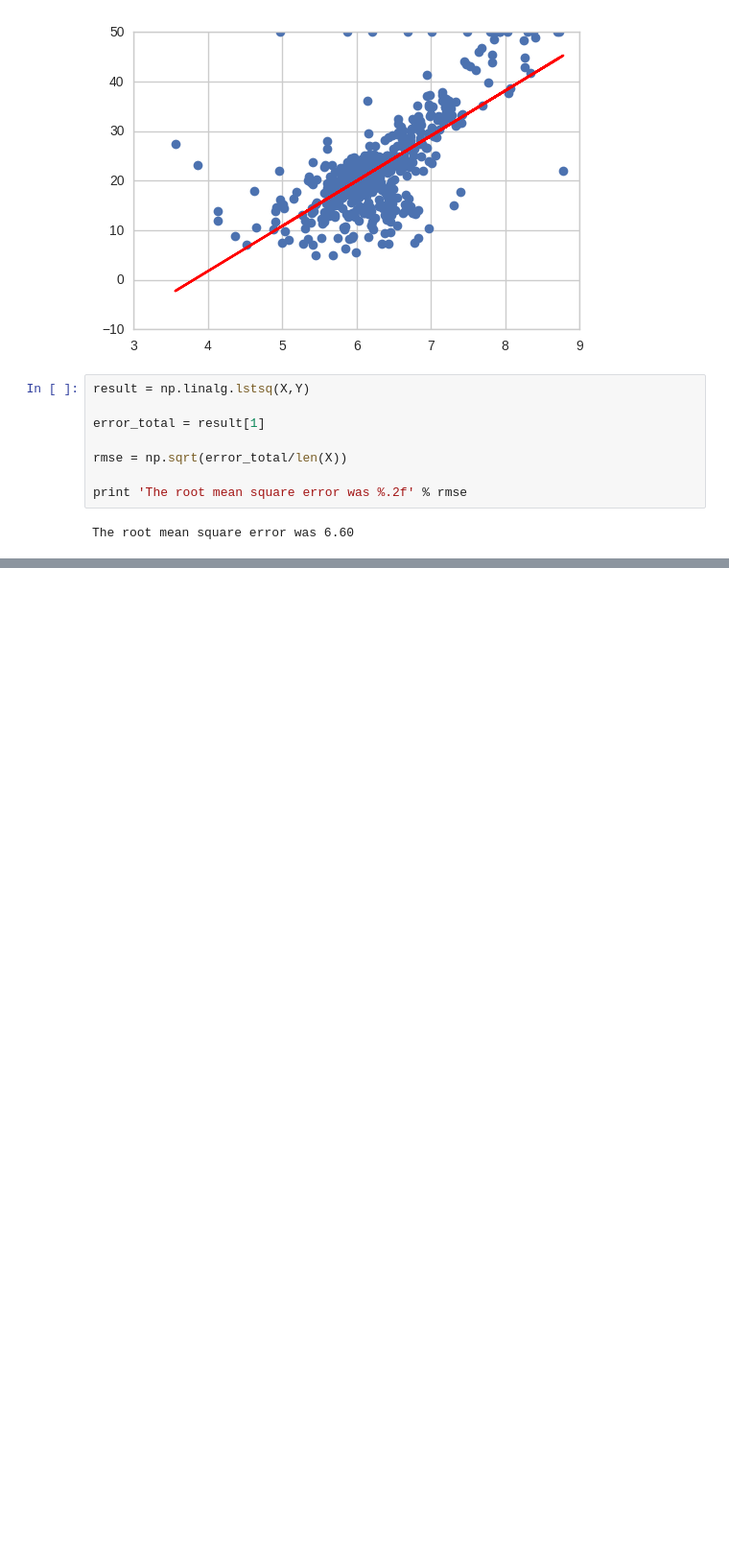
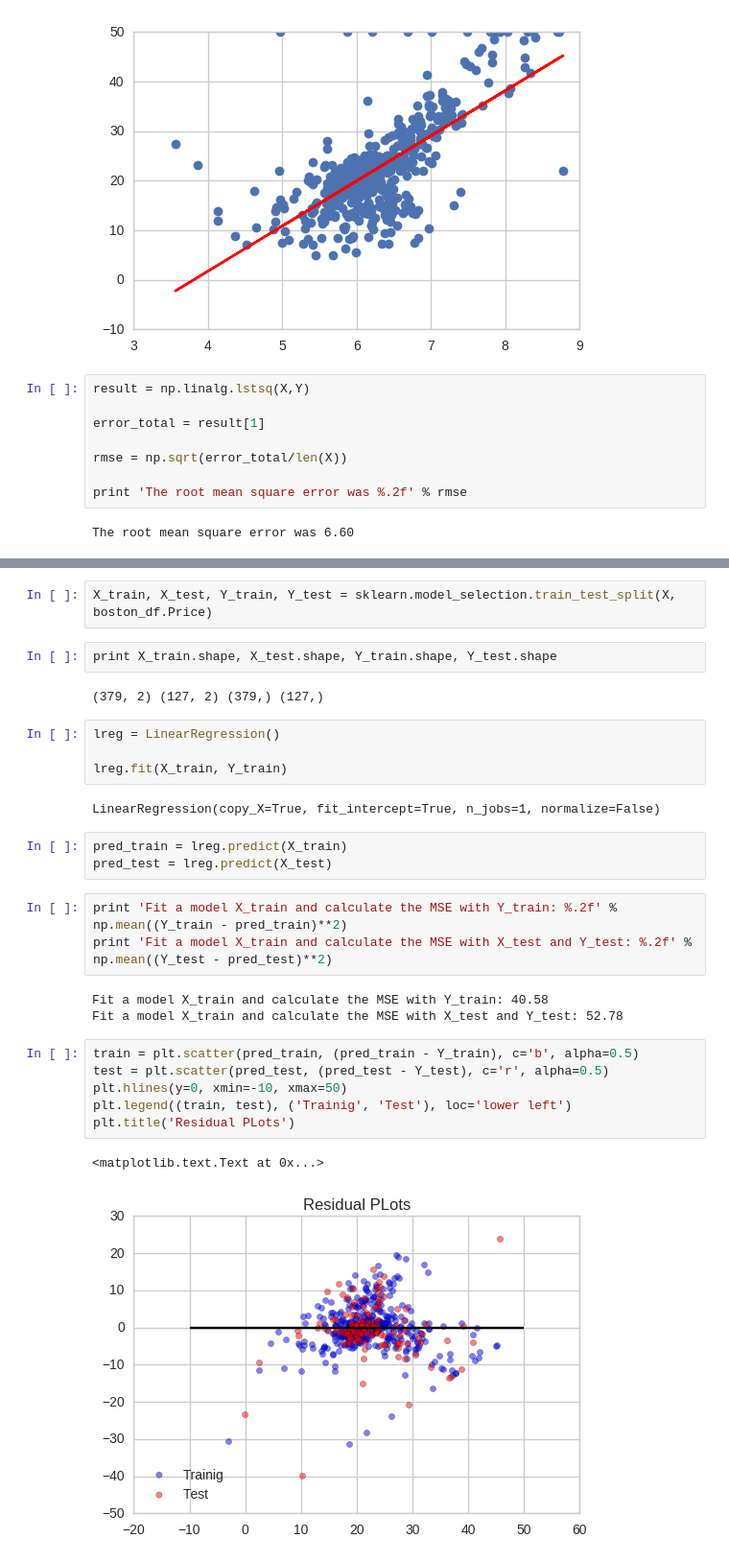
Before and after one commit to rafaelnovello/Data-Analysis, a Jupyter notebook: Supervised Learning - Linear Regression.ipynb, the cells around one changed output, grey strips where cells are left out. Shown: that part at 96% size. Cells and saved outputs as stored; diff of their text form; blank space fills up the shorter version.

```diff
--- a/Supervised Learning - Linear Regression.ipynb
+++ b/Supervised Learning - Linear Regression.ipynb
@@ -118,0 +161,30 @@ The root mean square error was 6.60
+# %%
+X_train, X_test, Y_train, Y_test = sklearn.model_selection.train_test_split(X, boston_df.Price)
+# %%
+print X_train.shape, X_test.shape, Y_train.shape, Y_test.shape
+# %% [output]
+(379, 2) (127, 2) (379,) (127,)
+# %%
+lreg = LinearRegression()
+
+lreg.fit(X_train, Y_train)
+# %% [output]
+LinearRegression(copy_X=True, fit_intercept=True, n_jobs=1, normalize=False)
+# %%
+pred_train = lreg.predict(X_train)
+pred_test = lreg.predict(X_test)
+# %%
+print 'Fit a model X_train and calculate the MSE with Y_train: %.2f' % np.mean((Y_train - pred_train)**2)
+print 'Fit a model X_train and calculate the MSE with X_test and Y_test: %.2f' % np.mean((Y_test - pred_test)**2)
+# %% [output]
+Fit a model X_train and calculate the MSE with Y_train: 40.58
+Fit a model X_train and calculate the MSE with X_test and Y_test: 52.78
+# %%
+train = plt.scatter(pred_train, (pred_train - Y_train), c='b', alpha=0.5)
+test = plt.scatter(pred_test, (pred_test - Y_test), c='r', alpha=0.5)
+plt.hlines(y=0, xmin=-10, xmax=50)
+plt.legend((train, test), ('Trainig', 'Test'), loc='lower left')
+plt.title('Residual PLots')
+# %% [output]
+<matplotlib.text.Text at 0x...>
+[figure, added]
```
Also changed, not shown: parts of 8 cells of this notebook.
